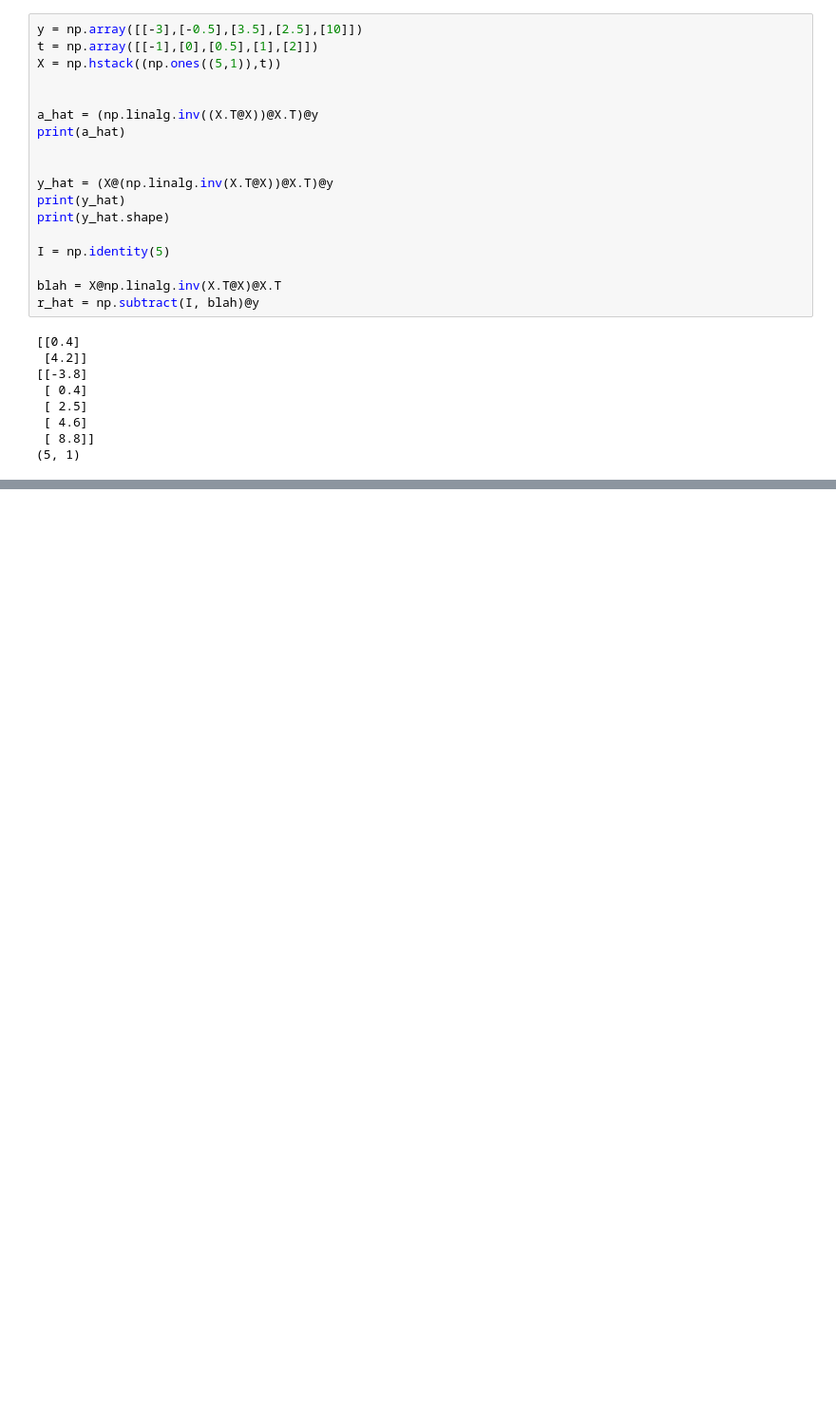
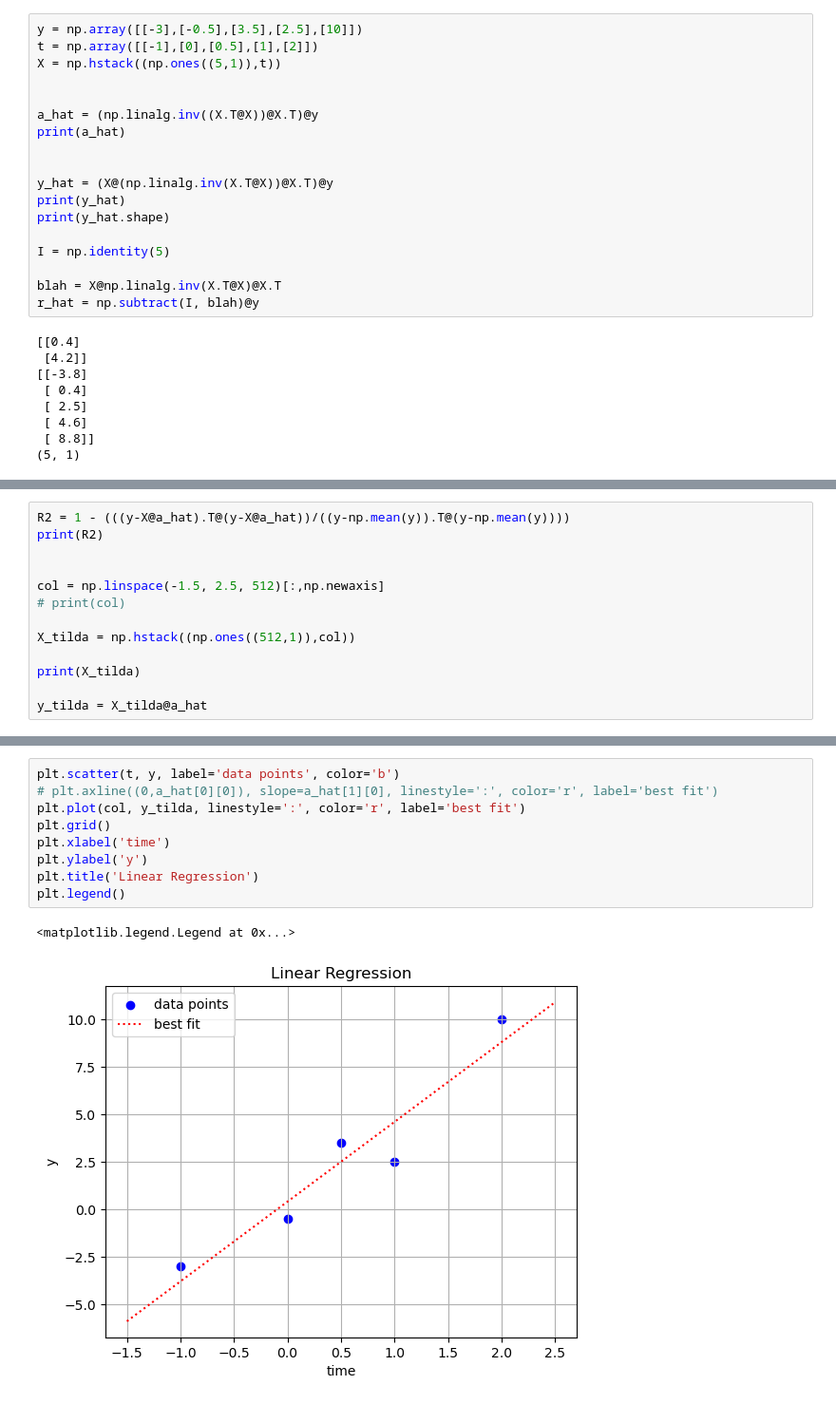
Before and after one commit to Chartman25/UnigeMasters, a Jupyter notebook: Astrophysics_and_Data_Analysis/InClass_Notebooks/Matrixstuff.ipynb, the cells around one changed output, grey strips where cells are left out. Shown: that part at 95% size. Saved outputs shown, nothing was run; the diff lists cells and outputs as text; blank space fills up the shorter version.

```diff
--- a/Astrophysics_and_Data_Analysis/InClass_Notebooks/Matrixstuff.ipynb
+++ b/Astrophysics_and_Data_Analysis/InClass_Notebooks/Matrixstuff.ipynb
@@ -484,0 +492,13 @@ plt.legend()
+# %%
+R2 = 1 - (((y-X@a_hat).T@(y-X@a_hat))/((y-np.mean(y)).T@(y-np.mean(y))))
+print(R2)
+
+
+col = np.linspace(-1.5, 2.5, 512)[:,np.newaxis]
+# print(col)
+
+X_tilda = np.hstack((np.ones((512,1)),col))
+
+print(X_tilda)
+
+y_tilda = X_tilda@a_hat
@@ -484,0 +514,12 @@ plt.legend()
+# %%
+plt.scatter(t, y, label='data points', color='b')
+# plt.axline((0,a_hat[0][0]), slope=a_hat[1][0], linestyle=':', color='r', label='best fit')
+plt.plot(col, y_tilda, linestyle=':', color='r', label='best fit')
+plt.grid()
+plt.xlabel('time')
+plt.ylabel('y')
+plt.title('Linear Regression')
+plt.legend()
+# %% [output]
+<matplotlib.legend.Legend at 0x...>
+[figure, added]
```
Also changed, not shown: parts of 3 cells of this notebook, 2 other files.
